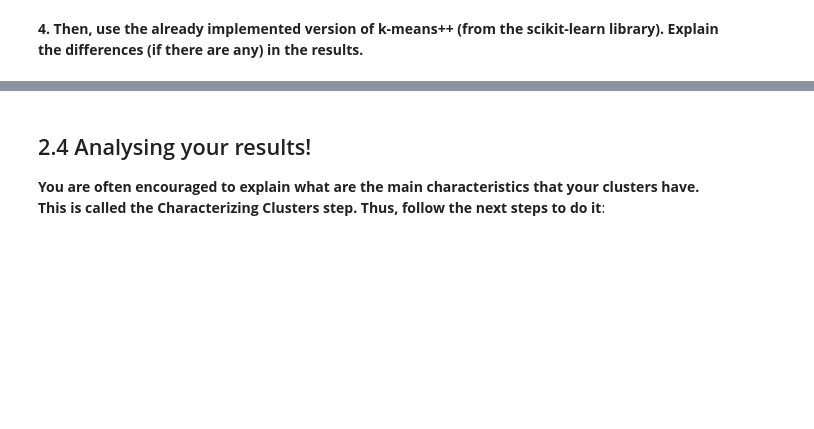
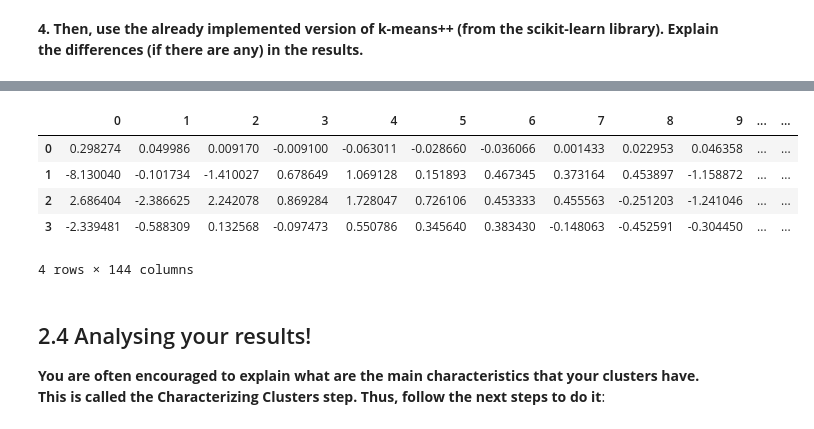
Before and after one commit to brauliovillalobos/ADM_HW4, a Jupyter notebook: ADM_HW4.ipynb, the cells around one changed output, grey strips where cells are left out. Drawn from its saved outputs; the diff is of its cells as text; code cells hidden in the pictures; blank space fills up the shorter version.

```diff
--- a/ADM_HW4.ipynb
+++ b/ADM_HW4.ipynb
@@ -953,3 +989,13 @@ array([0, 0, 0, ..., 3, 3, 0], dtype=int32)
+# %%
+centroids_kplusplus = pd.DataFrame(kmeans_scikit_result.cluster_centers_)
+centroids_kplusplus
+# %% [output]
+|  | 0 | 1 | 2 | 3 | 4 | 5 | 6 | 7 | 8 | 9 | ... | ... |
+| 0 | 0.298274 | 0.049986 | 0.009170 | -0.009100 | -0.063011 | -0.028660 | -0.036066 | 0.001433 | 0.022953 | 0.046358 | ... | ... |
+| 1 | -8.130040 | -0.101734 | -1.410027 | 0.678649 | 1.069128 | 0.151893 | 0.467345 | 0.373164 | 0.453897 | -1.158872 | ... | ... |
+| 2 | 2.686404 | -2.386625 | 2.242078 | 0.869284 | 1.728047 | 0.726106 | 0.453333 | 0.455563 | -0.251203 | -1.241046 | ... | ... |
+| 3 | -2.339481 | -0.588309 | 0.132568 | -0.097473 | 0.550786 | 0.345640 | 0.383430 | -0.148063 | -0.452591 | -0.304450 | ... | ... |
+4 rows × 144 columns
 # %% [markdown]
 ## 2.4 Analysing your results!
 
```
Also changed, not shown: parts of 11 cells of this notebook.
